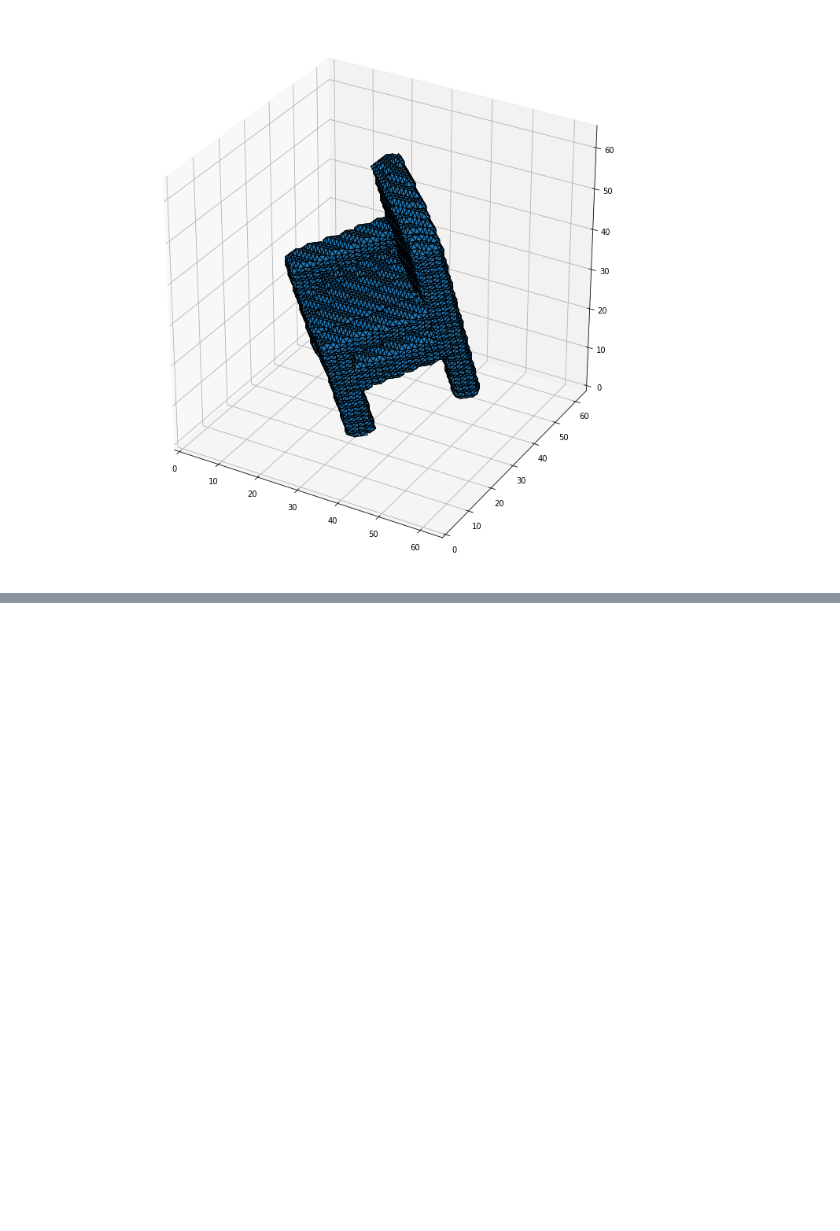
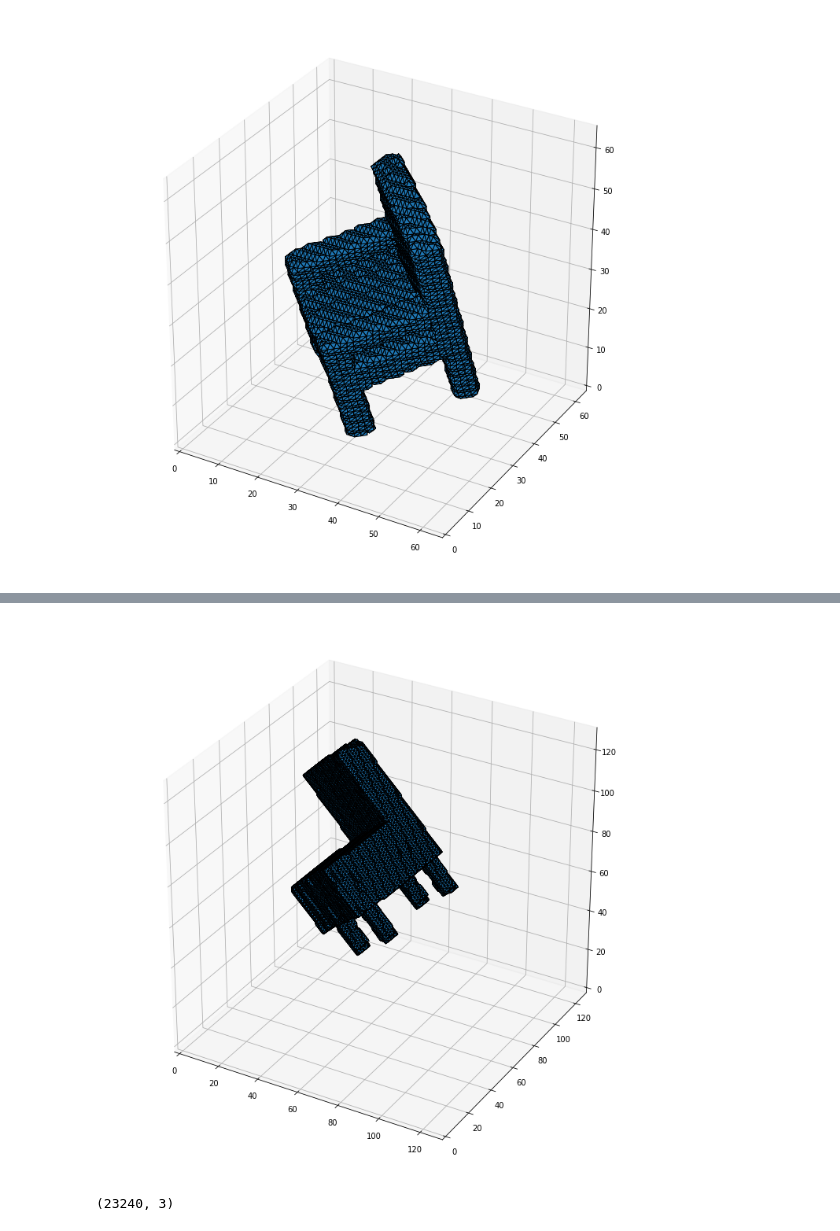
Before and after one commit to sumanthpk/DeepVision, a Jupyter notebook: DeepVision.ipynb, the cells around one changed output, grey strips where cells are left out. Drawn from its saved outputs; the diff is of its cells as text; code cells hidden in the pictures; blank space fills up the shorter version.

```diff
--- a/DeepVision.ipynb
+++ b/DeepVision.ipynb
@@ -86,0 +122,20 @@ plt.show()
+# %%
+verts, faces, normals, values = measure.marching_cubes_lewiner(c['voxel'], 0)
+fig = plt.figure(figsize=(10, 10))
+ax = fig.add_subplot(111, projection='3d')
+
+# Fancy indexing: `verts[faces]` to generate a collection of triangles
+mesh1 = Poly3DCollection(verts[faces])
+mesh1.set_edgecolor('k')
+ax.add_collection3d(mesh1)
+
+ax.set_xlim(0, 128)
+ax.set_ylim(0, 128)
+ax.set_zlim(0, 128)
+
+plt.tight_layout()
+plt.show()
+print(verts.shape)
+# %% [output]
+[figure, added]
+(23240, 3)
```
Also changed, not shown: parts of 33 cells of this notebook.
